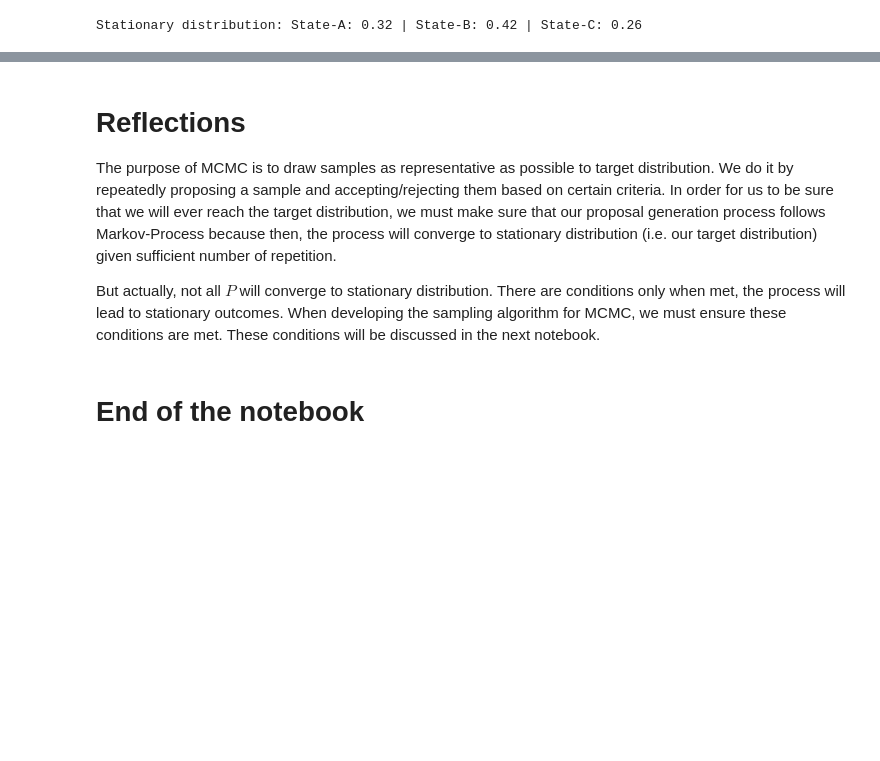
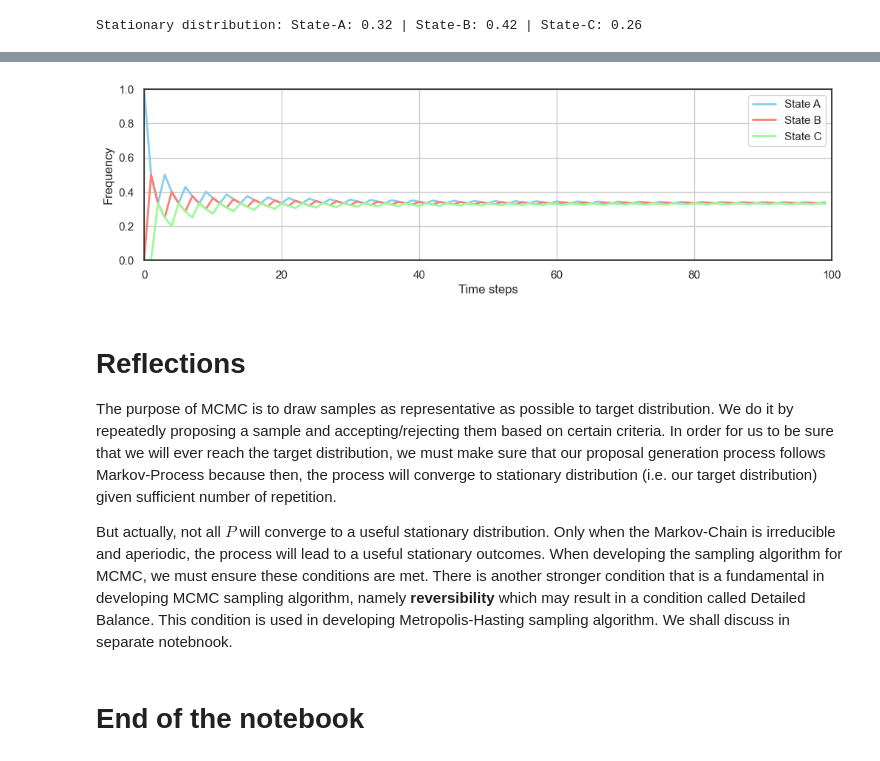
Before and after one commit to ridhoma/monte-cafe, a Jupyter notebook: notebooks/03 Discrete-Time Markov Chain.ipynb, the cells around one changed output, grey strips where cells are left out. Saved outputs shown, nothing was run; the diff lists cells and outputs as text; code cells hidden in the pictures; blank space fills up the shorter version.

```diff
--- a/notebooks/03 Discrete-Time Markov Chain.ipynb
+++ b/notebooks/03 Discrete-Time Markov Chain.ipynb
@@ -206,8 +282,52 @@ The result is the same to the simulation. And if we ran the simulation until ver
+# %%
+# Random walk on a Periodic Markov-Chain
+
+Qr = np.array([[0, 1, 0],  # A -> A, B, C
+              [0, 0, 1],  # B -> A, B, C
+              [1, 0, 0]]) # C -> A, B, C
+n_states = Qr.shape[0] # there are 3 states
+
+# Markov Chain simulation
+
+current_state = 0 # start at state-A
+states = [current_state] # list to keep track the visited states in each iteration
+freq_evolution = [np.array([1, 0, 0])] # list to keep track how many times each states has been visited. Initial value is 1 for state-A
+from utils.utils import count_frequency # pre-defined utility function to calculate frequency of occurence of elements in a list
+
+max_steps = 100
+for step in range(1, max_steps):
+    current_state = np.random.choice(n_states, p=Qr[current_state])  # take a random step based on stochastic matrix P
+    states.append(current_state) # keep track of the state
+
+    # count the frequency of visit of each state
+    freq_ = count_frequency(states)
+    freq = np.zeros(n_states)
+    for k,v in freq_.items():
+        freq[k] = v
+    freq_evolution.append(freq)
+
+freq_evolution = np.array(freq_evolution) # change data type from list to array
+freq_evolution_normed = freq_evolution/freq_evolution.sum(axis=1, keepdims=True) # normalized the frequency so that the sum is 1.0 (100%)
+fig, ax = plt.subplots(figsize=(12,3))
+lines = []
+for i in range(n_states):
+    label = f"State {node_labels[i]}"
+    lines.append(
+        ax.plot(freq_evolution_normed[:,i], lw=2, c=node_colors[i], label=label)[0]
+    )
+ax.set_ylabel("Frequency")
+ax.set_ylim([0, 1])
+ax.set_xlabel("Time steps")
+ax.set_xlim([0, max_steps])
+ax.legend()
+ax.grid()
+# %% [output]
+[figure, added]
 # %% [markdown]
 # Reflections
 
 The purpose of MCMC is to draw samples as representative as possible to target distribution. We do it by repeatedly proposing a sample and accepting/rejecting them based on certain criteria. In order for us to be sure that we will ever reach the target distribution, we must make sure that our proposal generation process follows Markov-Process because then, the process will converge to stationary distribution (i.e. our target distribution) given sufficient number of repetition.
 
-But actually, not all $P$ will converge to stationary distribution. There are conditions only when met, the process will lead to stationary outcomes. When developing the sampling algorithm for MCMC, we must ensure these conditions are met. These conditions will be discussed in the next notebook.
+But actually, not all $P$ will converge to a useful stationary distribution. Only when the Markov-Chain is irreducible and aperiodic, the process will lead to a useful stationary outcomes. When developing the sampling algorithm for MCMC, we must ensure these conditions are met. There is another stronger condition that is a fundamental in developing MCMC sampling algorithm, namely **reversibility** which may result in a condition called Detailed Balance. This condition is used in developing Metropolis-Hasting sampling algorithm. We shall discuss in separate notebnook.
 # %% [markdown]
 # End of the notebook
```
Also changed, not shown: parts of 7 cells of this notebook.
